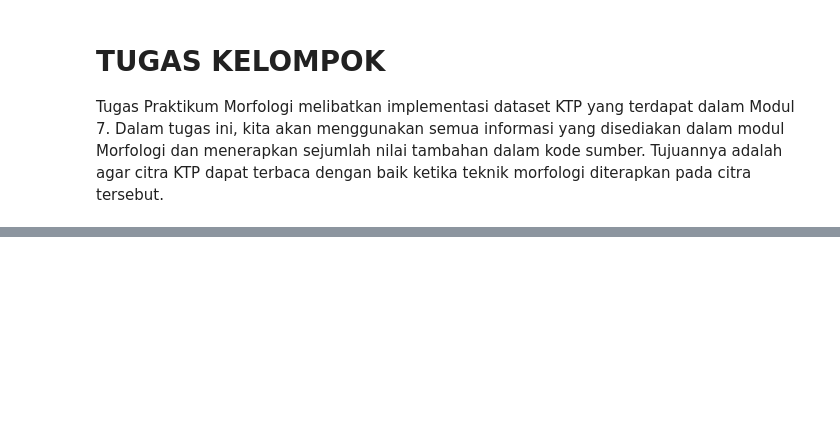
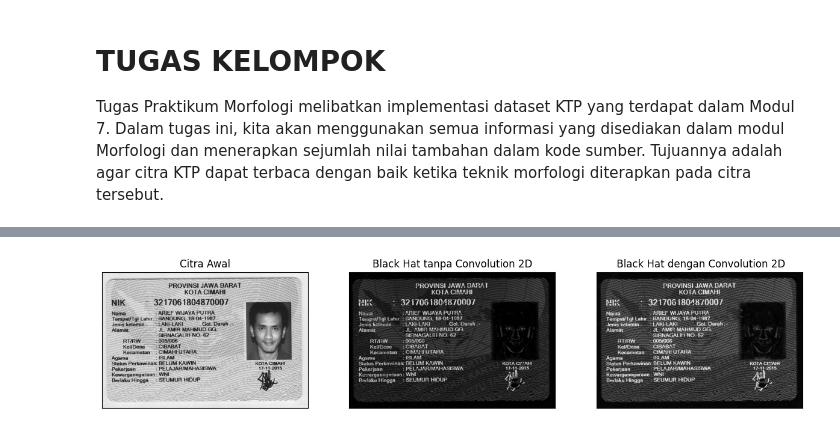
Before and after one commit to shofiaayuu/PCVK_Ganjil_2023, a Jupyter notebook: Week9.ipynb, the cells around one changed output, grey strips where cells are left out. Drawn from its saved outputs; the diff is of its cells as text; code cells hidden in the pictures; blank space fills up the shorter version.

```diff
--- a/Week9.ipynb
+++ b/Week9.ipynb
@@ -565,0 +572,66 @@ Tugas Praktikum Morfologi melibatkan implementasi dataset KTP yang terdapat dala
+# %%
+import numpy as np
+import cv2 as cv
+import math
+from google.colab.patches import cv2_imshow
+from PIL import Image as im
+import matplotlib.pyplot as plt
+
+def convolution2d(image, kernel, stride, padding):
+
+  image = np.pad(image, padding, mode='constant', constant_values=0)
+
+  kernel_height, kernel_width = kernel.shape
+  padded_height, padded_width = image.shape
+
+  output_height = (padded_height - kernel_height) // stride + 1
+  output_width = (padded_width - kernel_width) // stride + 1
+
+  new_image = np.zeros((output_height, output_width)).astype(np.float32)
+
+  # convolution process
+  for y in range(0, output_height):
+    for x in range(0, output_width):
+      new_image[y][x] = np.sum(image[y * stride:y * stride + kernel_height, x * stride:x * stride + kernel_width] * kernel).astype(np.float32)
+
+  return new_image
+
+kernel_sharpen = np.array([[0,-1,0],
+                           [-1,5,-1],
+                           [0,-1,0]])
+
+def Brightness (image, brightness):
+  brightness_image = np.zeros(image.shape, image.dtype)
+
+  for y in range(image.shape[0]):
+    for x in range(image.shape[1]):
+      for c in range(image.shape[2]):
+        brightness_image[y,x,c] = np.clip(image[y,x,c] + brightness, 0, 255)
+
+  return brightness_image
+
+  filterSize =(3, 3)
+kernel = cv.getStructuringElement(cv.MORPH_RECT, filterSize)
+
+# Reading the image named 'input.jpg'
+image = cv.imread('/content/drive/MyDrive/PCVK_2023/Images/ktp2.png')
+# Histogram
+# brightness = Brightness(image, -10)
+result = cv.filter2D(image, -1, kernel_sharpen)
+img1 = cv.cvtColor(result, cv.COLOR_BGR2GRAY)
+img2 = cv.cvtColor(image, cv.COLOR_BGR2GRAY)
+
+Kernel = cv.getStructuringElement(cv.MORPH_RECT, (13, 5))
+blackhat = cv.morphologyEx(img1, cv.MORPH_BLACKHAT, Kernel)
+blackhat2 = cv.morphologyEx(img2, cv.MORPH_BLACKHAT, Kernel)
+
+plt.figure(figsize=(15,30))
+plt.subplot(131),plt.imshow(img1,cmap = 'gray')
+plt.title('Citra Awal'), plt.xticks([]), plt.yticks([])
+plt.subplot(132),plt.imshow(blackhat2,cmap = 'gray')
+plt.title('Black Hat tanpa Convolution 2D'), plt.xticks([]), plt.yticks([])
+plt.subplot(133),plt.imshow(blackhat,cmap = 'gray')
+plt.title(' Black Hat dengan Convolution 2D'), plt.xticks([]), plt.yticks([])
+plt.show()
+# %% [output]
+[figure, added]
```
Also changed, not shown: parts of 1 cell of this notebook.
